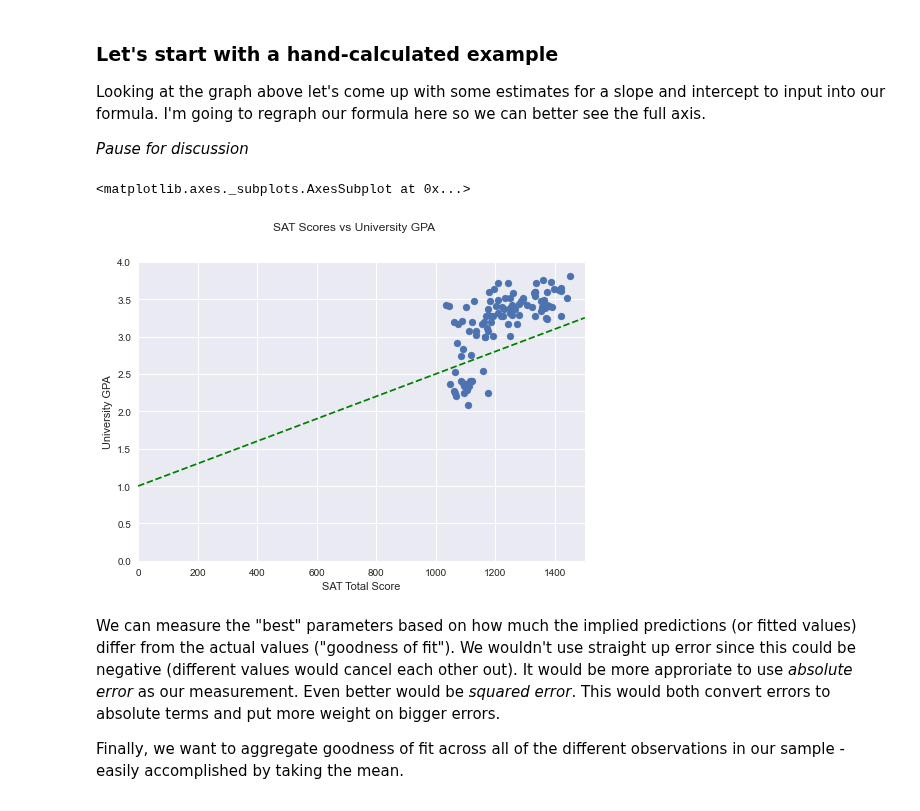
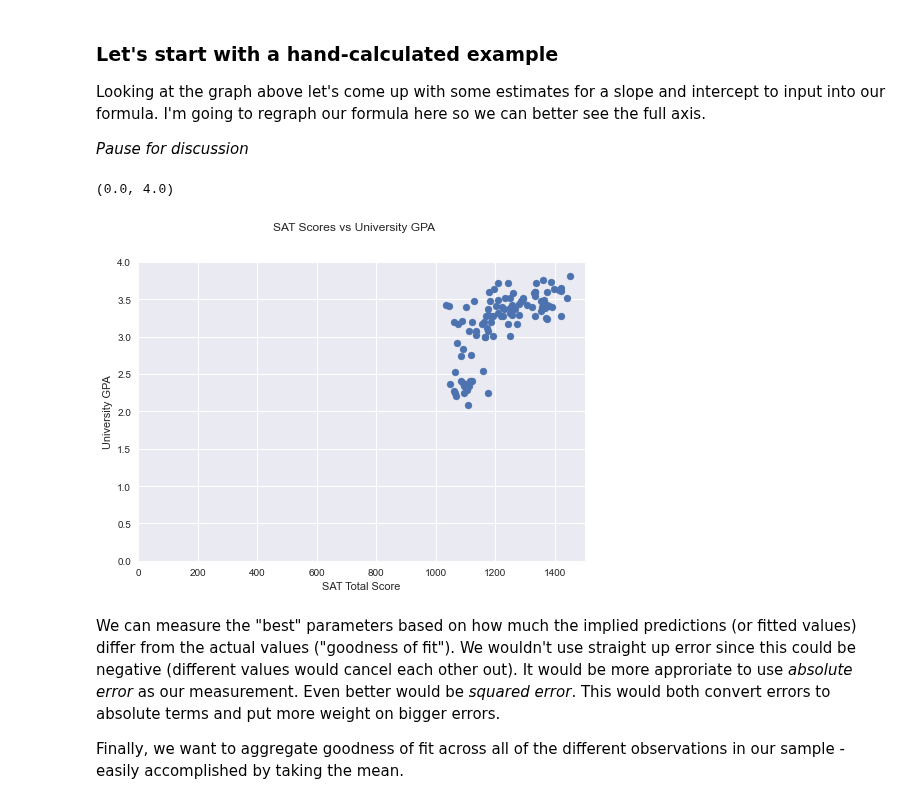
Before and after one commit to Per48edjes/Misc-DA-Prob-Stat, a Jupyter notebook: Lesson_4/Python_4/intro_to_regression.ipynb, the cells around one changed output. Saved outputs shown, nothing was run; the diff lists cells and outputs as text; code cells hidden in the pictures.

```diff
--- a/Lesson_4/Python_4/intro_to_regression.ipynb
+++ b/Lesson_4/Python_4/intro_to_regression.ipynb
@@ -110,37 +110,37 @@ def get_predicted_value(beta_0: float, beta_1: float, x: float) -> float:
     calculates the predicted value based on:
     - ``x``: independent variable
     - ``beta_0``: intercept parameter
     - ``beta_1``: slope parameter
     """
     return beta_0 + beta_1 * x
 
 def fit_line(X: np.array, beta_0: float, beta_1: float) -> pd.Series:
     """
     Returns a series of predicted Y values for X and beta_0 and beta_1 values:
     - ``X``: independent variable as np.array
     - ``beta_0``: intercept parameter
     - ``beta_1``: slope parameter
     """
     return pd.Series(
         [get_predicted_value(beta_0, beta_1, x) for x in X],
         index=X)
 
 fig = plt.figure()
 plt.scatter(data.Total_SAT, data.univ_GPA)
 fig.suptitle('SAT Scores vs University GPA')
 plt.xlabel('SAT Total Score')
 plt.ylabel('University GPA')
 plt.xlim(0,1500)
 plt.ylim(0,4)
 
 ## INPUT OUR PREDICTED VALUES BELOW
-beta_0 = 1
-beta_1 = 0.0015
+beta_0 =
+beta_1 =
 
 fit_line(np.arange(0, 1600), beta_0, beta_1).plot(linestyle='dashed', color="green")
 # %% [output]
-<matplotlib.axes._subplots.AxesSubplot at 0x...>
+(0.0, 4.0)
-[figure, old version]
+[figure, new version]
 # %% [markdown]
 We can measure the "best" parameters based on how much the implied predictions (or fitted values) differ from the actual values ("goodness of fit"). We wouldn't use straight up error since this could be negative (different values would cancel each other out). It would be more approriate to use *absolute error* as our measurement. Even better would be *squared error*. This would both convert errors to absolute terms and put more weight on bigger errors.
 
```
Also changed, not shown: parts of 2 cells of this notebook.
